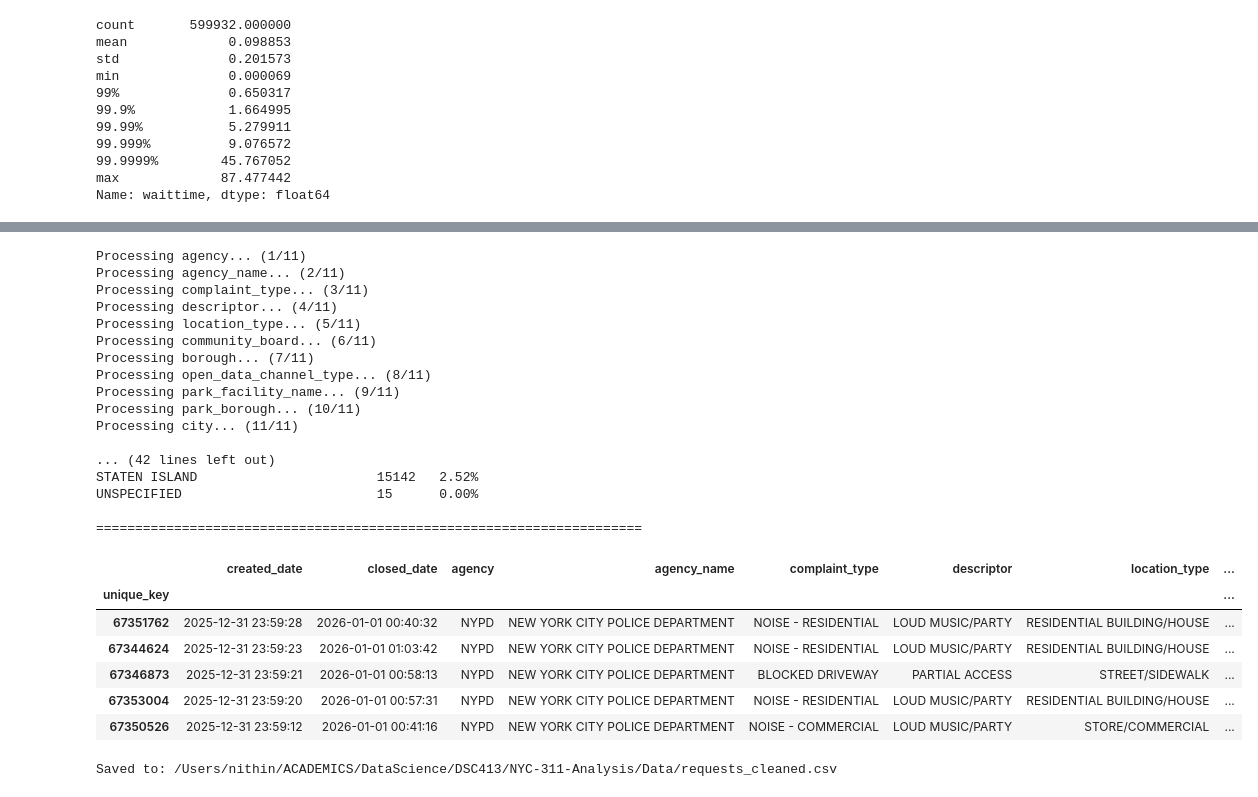
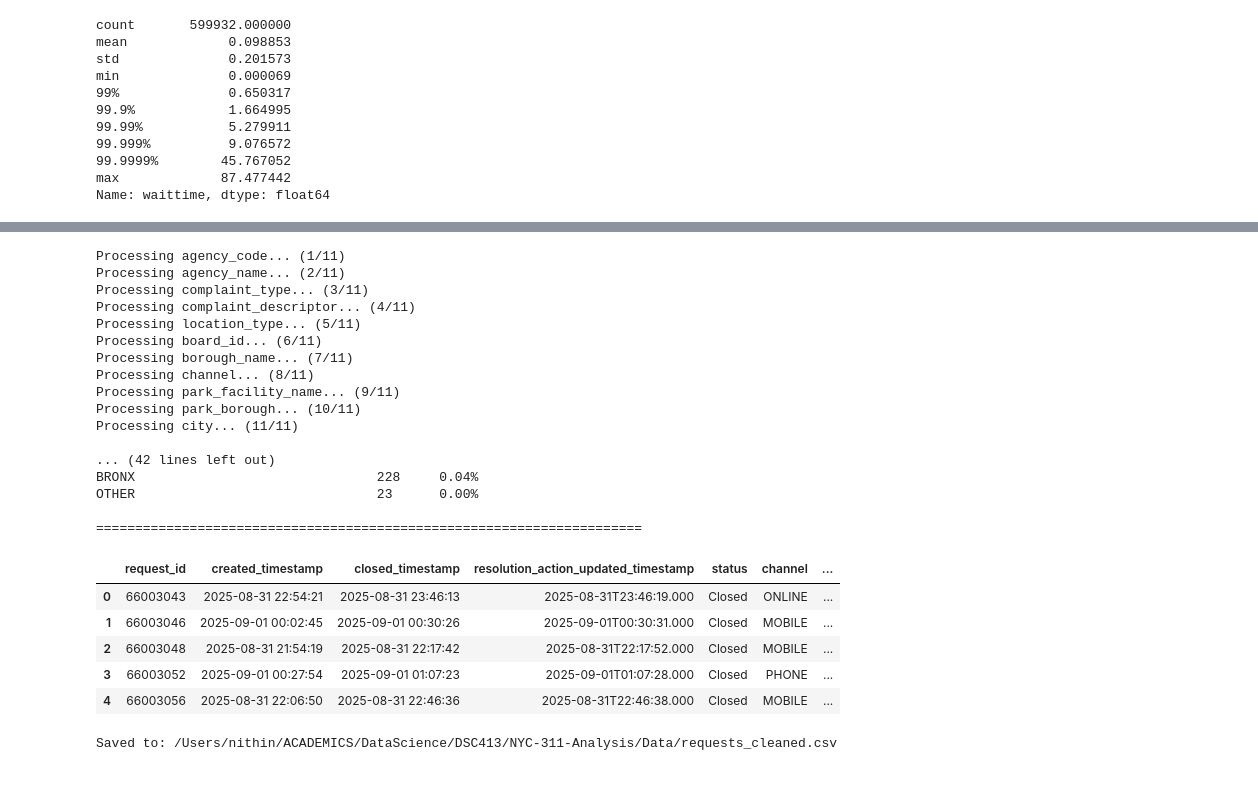
Before and after one commit to NithinVS2k4/NYC-311-Analysis, a Jupyter notebook: Code/03_DataProcessing.ipynb, the cells around one changed output, grey strips where cells are left out. Cells and saved outputs as stored; diff of their text form; code cells hidden in the pictures.

Commit message:
Data preprocessing done.

```diff
--- a/Code/03_DataProcessing.ipynb
+++ b/Code/03_DataProcessing.ipynb
@@ -16,9 +84,4 @@ df.head()
 # %%
-# Drop location column since its a duplicate of longitude and latitude
-df = df.drop('location', axis = 1)
-
-
-
 def conv_to_days(waittime: pd.Timedelta) -> float | None:  # must be a timedelta type
     """Convert wait times to days
 
@@ -43,9 +106,9 @@ def conv_to_days(waittime: pd.Timedelta) -> float | None:  # must be a timedelta
         pass
 
 
-df["created_date"] = pd.to_datetime(df["created_date"])
-df["closed_date"] = pd.to_datetime(df["closed_date"])
-df["waittime"] = df["closed_date"] - df["created_date"]
+df["created_timestamp"] = pd.to_datetime(df["created_timestamp"])
+df["closed_timestamp"] = pd.to_datetime(df["closed_timestamp"])
+df["waittime"] = df["closed_timestamp"] - df["created_timestamp"]
 df["waittime"] = df["waittime"].map(conv_to_days)
 # %%
 # Keep rows with non-negative wait times only
@@ -97,13 +161,13 @@ resolution_description              1            0.00%
 # %%
 CAT_COLS = [
-    "agency",
+    "agency_code",
     "agency_name",
     "complaint_type",
-    "descriptor",
+    "complaint_descriptor",
     "location_type",
-    "community_board",
-    "borough",
-    "open_data_channel_type",
+    "board_id",
+    "borough_name",
+    "channel",
     "park_facility_name",
     "park_borough",
     # "incident_address",
@@ -141,48 +205,47 @@ for col in CAT_COLS:
     print()
     print("="*70)
 # %% [output]
-Processing agency... (1/11)
+Processing agency_code... (1/11)
 Processing agency_name... (2/11)
 Processing complaint_type... (3/11)
-Processing descriptor... (4/11)
+Processing complaint_descriptor... (4/11)
 Processing location_type... (5/11)
-Processing community_board... (6/11)
-Processing borough... (7/11)
-Processing open_data_channel_type... (8/11)
+Processing board_id... (6/11)
+Processing borough_name... (7/11)
+Processing channel... (8/11)
 Processing park_facility_name... (9/11)
 Processing park_borough... (10/11)
 Processing city... (11/11)
 
 ... (42 lines left out)
-STATEN ISLAND                       15142   2.52%
-UNSPECIFIED                         15      0.00%
+BRONX                               228     0.04%
+OTHER                               23      0.00%
 
 ======================================================================
 # %%
-df["created_date"] = pd.to_datetime(df["created_date"])
+df["created_timestamp"] = pd.to_datetime(df["created_timestamp"])
 
-df["created_year"] = df["created_date"].dt.year
-df["created_month"] = df["created_date"].dt.month
-df["created_day"] = df["created_date"].dt.day
-df["created_hour"] = df["created_date"].dt.hour
-df["created_weekday"] = df["created_date"].dt.weekday
+df["created_year"] = df["created_timestamp"].dt.year
+df["created_month"] = df["created_timestamp"].dt.month
+df["created_day"] = df["created_timestamp"].dt.day
+df["created_hour"] = df["created_timestamp"].dt.hour
+df["created_weekday"] = df["created_timestamp"].dt.weekday
 
-df["closed_date"] = pd.to_datetime(df["closed_date"])
+df["closed_timestamp"] = pd.to_datetime(df["closed_timestamp"])
 
-df["closed_year"] = df["closed_date"].dt.year
-df["closed_month"] = df["closed_date"].dt.month
-df["closed_day"] = df["closed_date"].dt.day
-df["closed_hour"] = df["closed_date"].dt.hour
-df["closed_weekday"] = df["closed_date"].dt.weekday
+df["closed_year"] = df["closed_timestamp"].dt.year
+df["closed_month"] = df["closed_timestamp"].dt.month
+df["closed_day"] = df["closed_timestamp"].dt.day
+df["closed_hour"] = df["closed_timestamp"].dt.hour
+df["closed_weekday"] = df["closed_timestamp"].dt.weekday
 df.head()
 # %% [output]
-|  | created_date | closed_date | agency | agency_name | complaint_type | descriptor | location_type | ... |
-| unique_key |  |  |  |  |  |  |  | ... |
-| 67351762 | 2025-12-31 23:59:28 | 2026-01-01 00:40:32 | NYPD | NEW YORK CITY POLICE DEPARTMENT | NOISE - RESIDENTIAL | LOUD MUSIC/PARTY | RESIDENTIAL BUILDING/HOUSE | ... |
-| 67344624 | 2025-12-31 23:59:23 | 2026-01-01 01:03:42 | NYPD | NEW YORK CITY POLICE DEPARTMENT | NOISE - RESIDENTIAL | LOUD MUSIC/PARTY | RESIDENTIAL BUILDING/HOUSE | ... |
-| 67346873 | 2025-12-31 23:59:21 | 2026-01-01 00:58:13 | NYPD | NEW YORK CITY POLICE DEPARTMENT | BLOCKED DRIVEWAY | PARTIAL ACCESS | STREET/SIDEWALK | ... |
-| 67353004 | 2025-12-31 23:59:20 | 2026-01-01 00:57:31 | NYPD | NEW YORK CITY POLICE DEPARTMENT | NOISE - RESIDENTIAL | LOUD MUSIC/PARTY | RESIDENTIAL BUILDING/HOUSE | ... |
-| 67350526 | 2025-12-31 23:59:12 | 2026-01-01 00:41:16 | NYPD | NEW YORK CITY POLICE DEPARTMENT | NOISE - COMMERCIAL | LOUD MUSIC/PARTY | STORE/COMMERCIAL | ... |
+|  | request_id | created_timestamp | closed_timestamp | resolution_action_updated_timestamp | status | channel | ... |
+| 0 | 66003043 | 2025-08-31 22:54:21 | 2025-08-31 23:46:13 | 2025-08-31T23:46:19.000 | Closed | ONLINE | ... |
+| 1 | 66003046 | 2025-09-01 00:02:45 | 2025-09-01 00:30:26 | 2025-09-01T00:30:31.000 | Closed | MOBILE | ... |
+| 2 | 66003048 | 2025-08-31 21:54:19 | 2025-08-31 22:17:42 | 2025-08-31T22:17:52.000 | Closed | MOBILE | ... |
+| 3 | 66003052 | 2025-09-01 00:27:54 | 2025-09-01 01:07:23 | 2025-09-01T01:07:28.000 | Closed | PHONE | ... |
+| 4 | 66003056 | 2025-08-31 22:06:50 | 2025-08-31 22:46:36 | 2025-08-31T22:46:38.000 | Closed | MOBILE | ... |
 # %%
 df["has_precise_location"] = df["latitude"].notna()
 # %%
```
Also changed, not shown: parts of 7 cells of this notebook.
